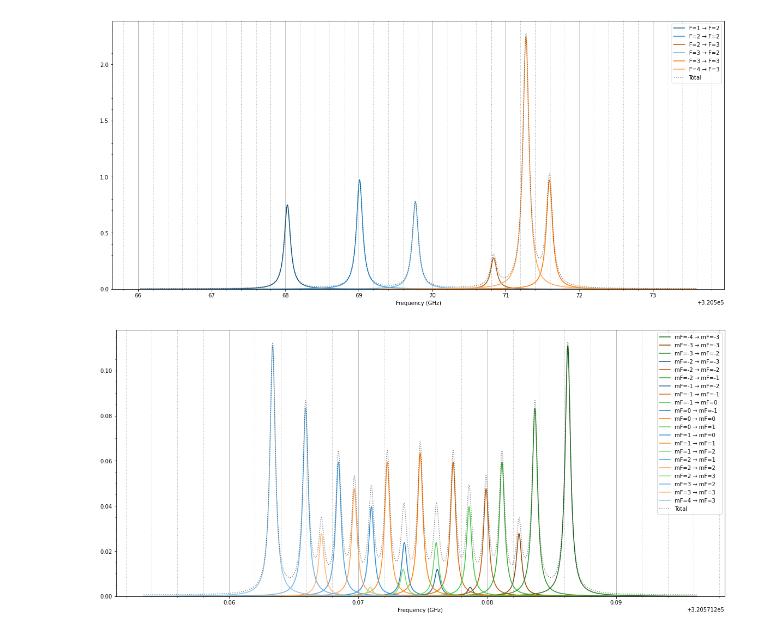
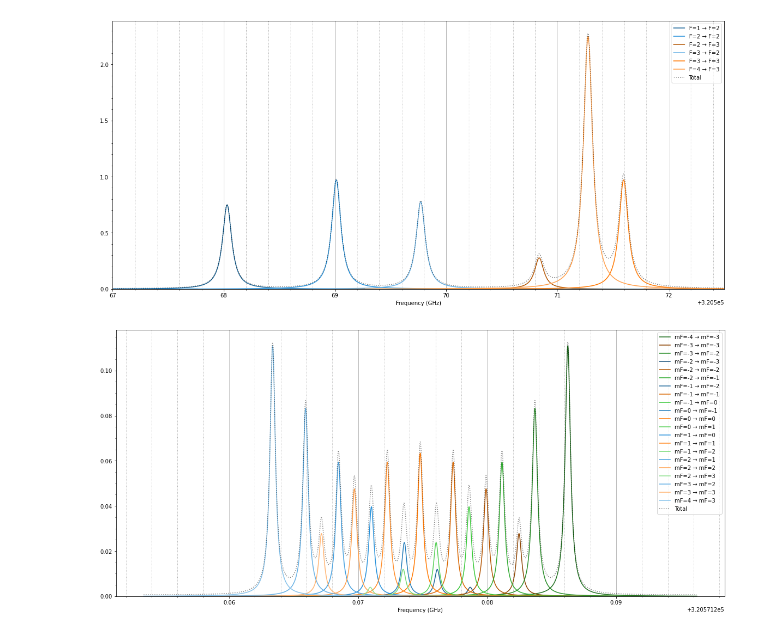
Before and after one commit to thomasdellaert/Atom-Toolkit, a Jupyter notebook: spectra.ipynb, the cells around one changed output. Saved outputs shown, nothing was run; the diff lists cells and outputs as text; code cells hidden in the pictures.

```diff
--- a/spectra.ipynb
+++ b/spectra.ipynb
@@ -17,24 +17,25 @@ a.B = Q_(5.0, 'G')
 # %%
 %matplotlib inline
 plt.figure(figsize=(20, 9))
 
 lineshape = lineshapes.LorentzianLineShape(gamma=.1)
 mod_lineshape = lineshapes.ModLorentzianLineShape(gamma=.1, depth=.2, mod_freq_GHz=0.8)
 
 spectra.plot_hyperfine_spectrum(a.transitions[('4f14.5d 2D3/2', '4f13.(2F*<7/2>).5d.6s.(3D) 3[3/2]*1/2')],
                        lineshape=lineshape, coloring='u', num_points=1000)
 
 ax = plt.gca()
 ax.grid(True, 'major', axis='x')
 ax.minorticks_on()
 ax.grid(True, 'minor', axis='x', linestyle=':', linewidth=1)
+plt.xlim(3.205e5+67, 3.205e5+72.5)
 
 plt.savefig('d_state_spectrum.png')
 plt.show()
 
 # pprint([(s.name, str(s.freq.to('GHz')), s.rel_strength) for s in a.transitions[('4f14.5d 2D3/2', '4f13.(2F*<7/2>).5d.6s.(3D) 3[3/2]*1/2')].subtransitions()])
 # %% [output]
-[figure, old version]
+[figure, new version]
 # %%
 %matplotlib inline
 
```
Also changed, not shown: parts of 2 cells of this notebook, 1 other file.
